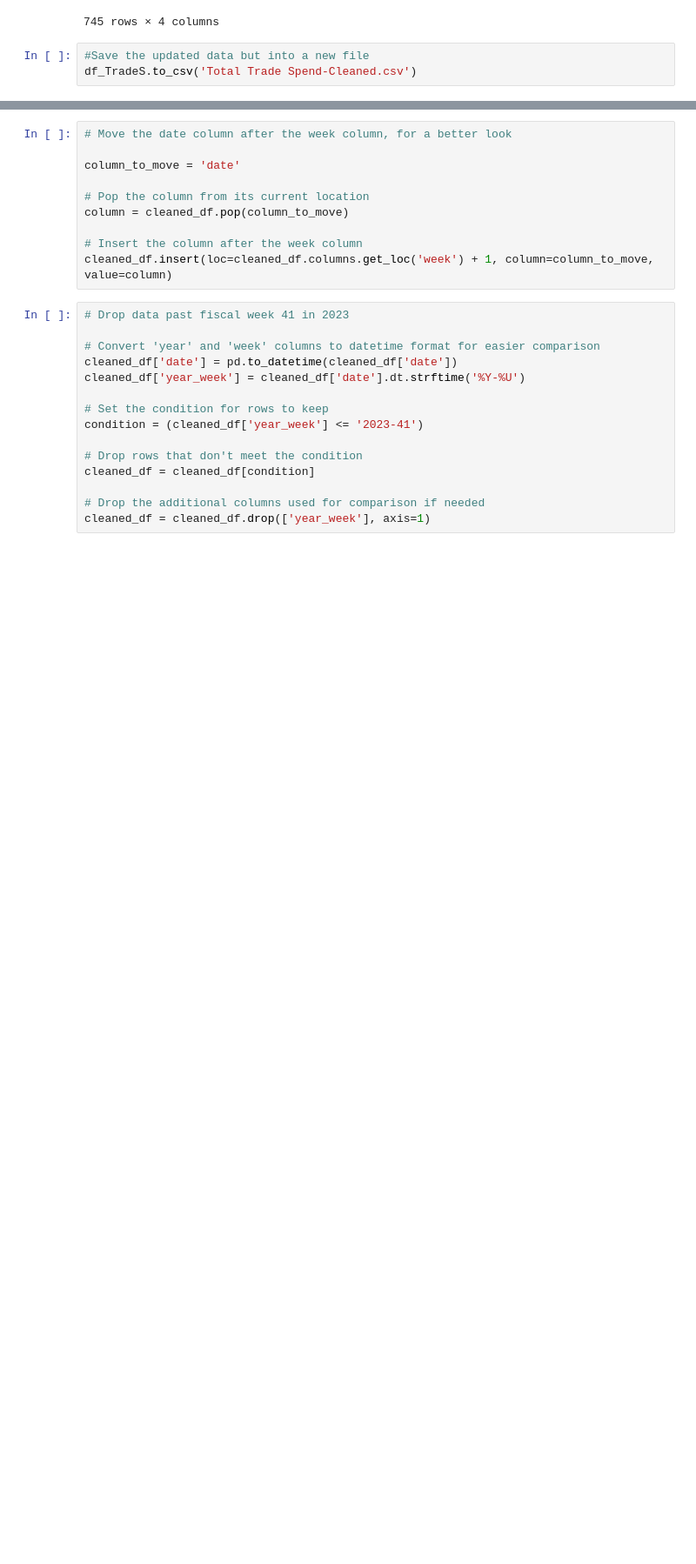
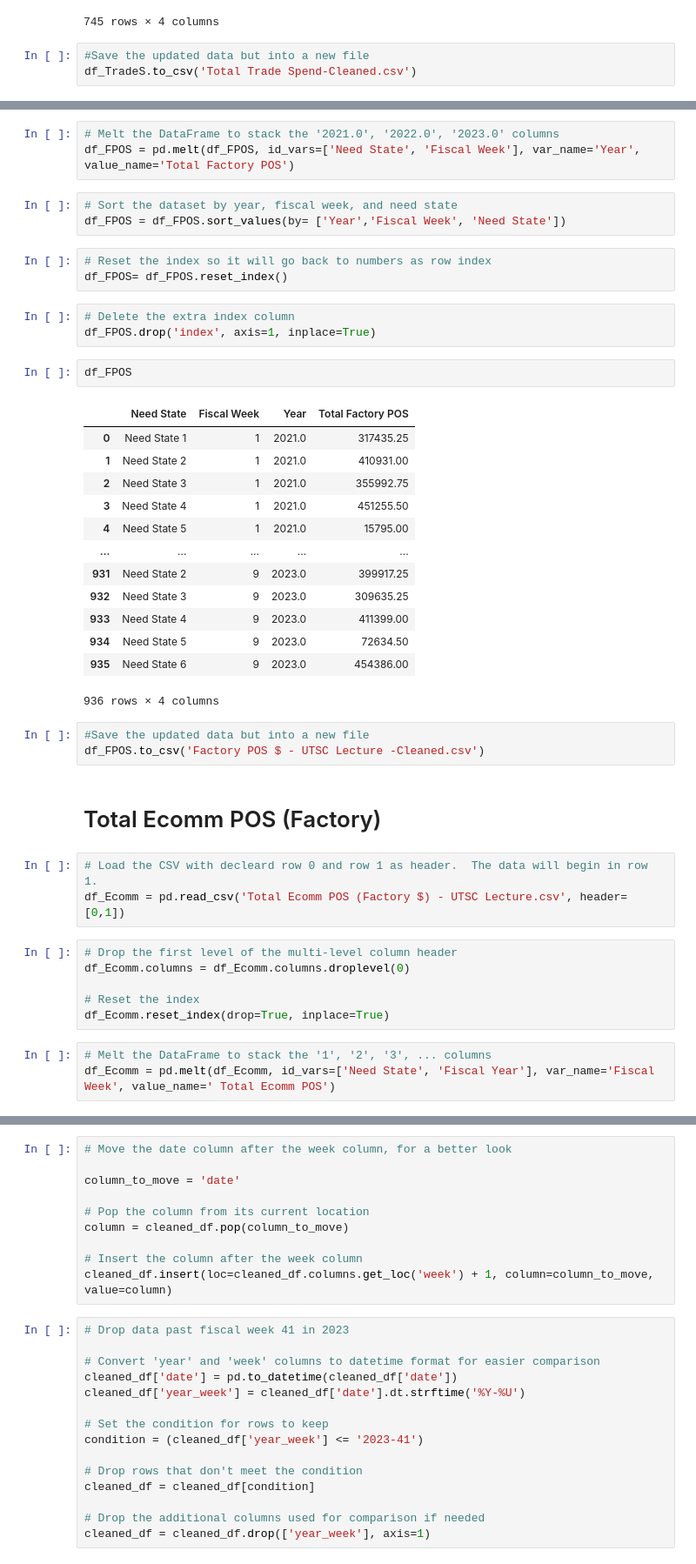
Before and after one commit to ali-rajabali/Kevnue, a Jupyter notebook: Kenview Data Sorting.ipynb, the cells around one changed output, grey strips where cells are left out. Shown at 87% size. Cells and saved outputs as stored; diff of their text form; blank space fills up the shorter version.

```diff
--- a/Kenview Data Sorting.ipynb
+++ b/Kenview Data Sorting.ipynb
@@ -187,0 +215,45 @@ df_TradeS.to_csv('Total Trade Spend-Cleaned.csv')
+# %%
+# Melt the DataFrame to stack the '2021.0', '2022.0', '2023.0' columns
+df_FPOS = pd.melt(df_FPOS, id_vars=['Need State', 'Fiscal Week'], var_name='Year', value_name='Total Factory POS')
+# %%
+# Sort the dataset by year, fiscal week, and need state
+df_FPOS = df_FPOS.sort_values(by= ['Year','Fiscal Week', 'Need State'])
+# %%
+# Reset the index so it will go back to numbers as row index
+df_FPOS= df_FPOS.reset_index()
+# %%
+# Delete the extra index column
+df_FPOS.drop('index', axis=1, inplace=True)
+# %%
+df_FPOS
+# %% [output]
+|  | Need State | Fiscal Week | Year | Total Factory POS |
+| 0 | Need State 1 | 1 | 2021.0 | 317435.25 |
+| 1 | Need State 2 | 1 | 2021.0 | 410931.00 |
+| 2 | Need State 3 | 1 | 2021.0 | 355992.75 |
+| 3 | Need State 4 | 1 | 2021.0 | 451255.50 |
+| 4 | Need State 5 | 1 | 2021.0 | 15795.00 |
+| ... | ... | ... | ... | ... |
+| 931 | Need State 2 | 9 | 2023.0 | 399917.25 |
+| 932 | Need State 3 | 9 | 2023.0 | 309635.25 |
+| 933 | Need State 4 | 9 | 2023.0 | 411399.00 |
+| 934 | Need State 5 | 9 | 2023.0 | 72634.50 |
+| 935 | Need State 6 | 9 | 2023.0 | 454386.00 |
+936 rows × 4 columns
+# %%
+#Save the updated data but into a new file
+df_FPOS.to_csv('Factory POS $ - UTSC Lecture -Cleaned.csv')
+# %% [markdown]
+# Total Ecomm POS (Factory)
+# %%
+# Load the CSV with decleard row 0 and row 1 as header.  The data will begin in row 1.
+df_Ecomm = pd.read_csv('Total Ecomm POS (Factory $) - UTSC Lecture.csv', header=[0,1])
+# %%
+# Drop the first level of the multi-level column header
+df_Ecomm.columns = df_Ecomm.columns.droplevel(0)
+
+# Reset the index
+df_Ecomm.reset_index(drop=True, inplace=True)
+# %%
+# Melt the DataFrame to stack the '1', '2', '3', ... columns
+df_Ecomm = pd.melt(df_Ecomm, id_vars=['Need State', 'Fiscal Year'], var_name='Fiscal Week', value_name=' Total Ecomm POS')
```
Also changed, not shown: parts of 14 cells of this notebook.
